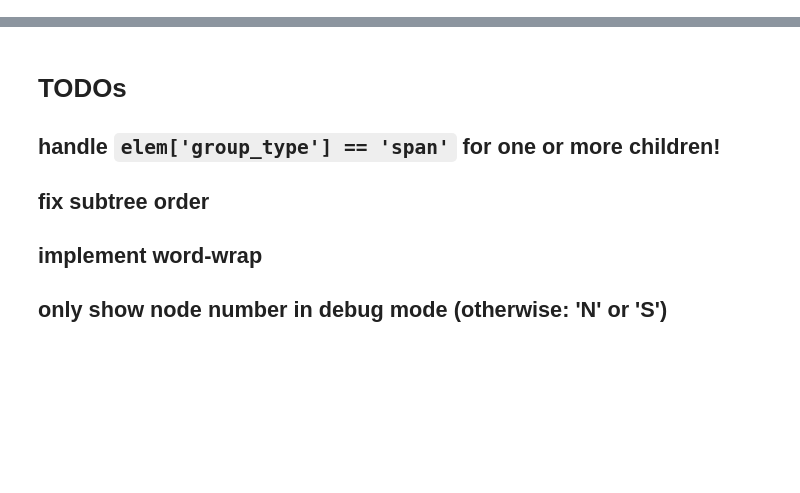
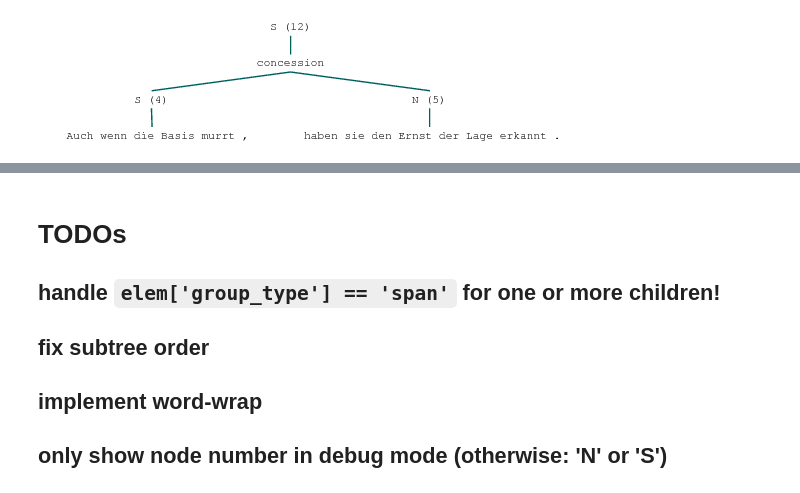
Before and after one commit to arne-cl/alt-mulig, a Jupyter notebook: discoursegraphs/rst2tree/rs3-trees-now-for-real.ipynb, the cells around one changed output, grey strips where cells are left out. Saved outputs shown, nothing was run; the diff lists cells and outputs as text; code cells hidden in the pictures; blank space fills up the shorter version.

```diff
--- a/discoursegraphs/rst2tree/rs3-trees-now-for-real.ipynb
+++ b/discoursegraphs/rst2tree/rs3-trees-now-for-real.ipynb
@@ -220,0 +207,4 @@ NotImplementedError:
+# %%
+dt(cdict, edict, ordered_edus, start_node='12') # OK
+# %% [output]
+[figure, added]
```
Also changed, not shown: parts of 50 cells of this notebook, 1 other file.
